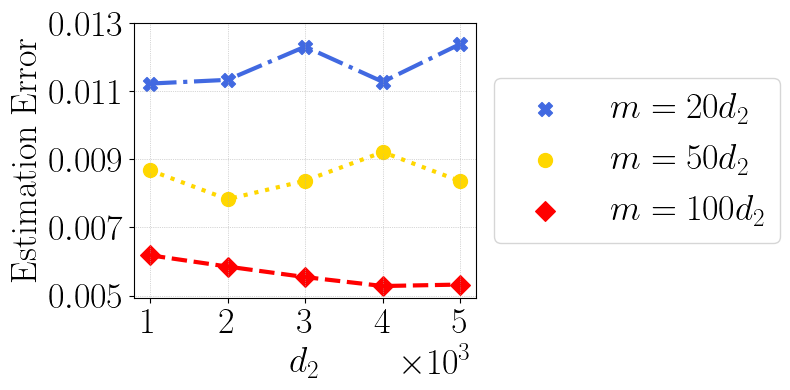
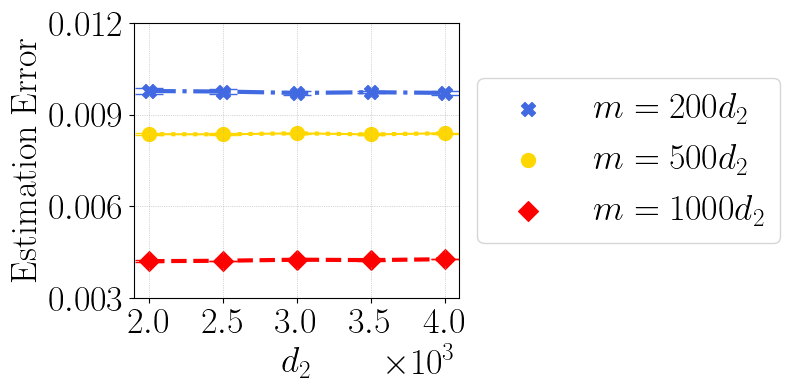
Code edit (unified diff) that turned the first committed figure into the second:
--- before
+++ after
@@ -1,8 +1,17 @@
 # title = r'$\mathrm{Synthetic~(2~obervations)}$'
-d2 = [1000, 2000, 3000, 4000, 5000]
+d2 = [2000, 2500, 3000, 3500, 4000]
 
-m20 = [0.011217404156923294, 0.011327185668051243, 0.01230093278, 0.0112696588, 0.01238064095377922]
-m50 = [0.00867448654, 0.007825225592, 0.008368478157, 0.009209289216, 0.00835324917]
-m100 = [0.00618130248, 0.005849636625, 0.00554137351, 0.005278910976, 0.005322077777]
+# m20 = [0.011217404156923294, 0.011327185668051243, 0.01230093278, 0.0112696588, 0.01238064095377922]
+# m50 = [0.00867448654, 0.007825225592, 0.008368478157, 0.009209289216, 0.00835324917]
+# m100 = [0.00618130248, 0.005849636625, 0.00554137351, 0.005278910976, 0.005322077777]
+
+m200 = [0.009770647622644901, 0.009753705002367496, 0.009707117453217506, 0.009731337738533815, 0.00970905056844155]
+m200_std = [9.641464702193023e-05, 7.307869277842097e-05, 6.595007918847386e-05, 3.963291150909592e-05, 5.9075300925817826e-05]
+
+m500 = [0.008359554844597975, 0.00835421464095513, 0.008388821966946125, 0.008351619355380535, 0.008389917202293873]
+m500_std = [2.3163483426685816e-05, 3.159041829788376e-05, 1.2669984519801028e-05, 3.209746727277393e-05, 1.3992694715012731e-05]
+
+m1000 = [0.004208804573863745, 0.004222075610111157, 0.00425718305632472, 0.004242869249234597, 0.0042719350506862]
+m1000_std = [3.052985913540364e-05, 6.536152600591575e-06, 2.130638533456387e-06, 1.3501179062790223e-05, 7.435652376441361e-06]
 
 f, ax = plt.subplots(figsize=(8,4))
@@ -14,11 +23,15 @@
 #print(err_mean)
 
-plt.plot(d2, m20, lw=3, color='royalblue',ls="dashdot" )
-plt.plot(d2, m50, lw=3, color='gold', ls="dotted")
-plt.plot(d2, m100, lw=3, color='red', ls="dashed")
+plt.plot(d2, m200, lw=3, color='royalblue',ls="dashdot" )
+plt.plot(d2, m500, lw=3, color='gold', ls="dotted")
+plt.plot(d2, m1000, lw=3, color='red', ls="dashed")
 
-plt.scatter(d2, m20, s=100, color='royalblue', label=r"$m=20d_2$", marker="X")
-plt.scatter(d2, m50, s=100, color='gold', label=r"$m=50d_2$")
-plt.scatter(d2, m100, s=100, color='red', label=r"$m=100d_2$", marker="D")
+plt.scatter(d2, m200, s=100, color='royalblue', label=r"$m=200d_2$", marker="X")
+plt.scatter(d2, m500, s=100, color='gold', label=r"$m=500d_2$")
+plt.scatter(d2, m1000, s=100, color='red', label=r"$m=1000d_2$", marker="D")
+
+plt.errorbar(d2, m200, yerr=m200_std,color='royalblue', fmt='X', capsize=10)
+plt.errorbar(d2, m500, yerr=m500_std,color='gold', capsize=10)
+plt.errorbar(d2, m1000, yerr=m1000_std,color='red', fmt='D', capsize=10)
 
 plt.legend(fontsize=26, loc='center left',bbox_to_anchor=(1, 0.5), ncol=1)
@@ -30,10 +43,10 @@
 plt.xticks(xticks, fontsize=26)
 plt.ticklabel_format(style='sci', scilimits=(0,0), axis='x')
-plt.yticks([0.005, 0.007, 0.009, 0.011, 0.013], fontsize=26)
+plt.yticks([0.003, 0.006, 0.009, 0.012], fontsize=26)
 ax.xaxis.get_offset_text().set_fontsize(26)
 
 plt.grid(lw=0.5, ls=":")
 plt.tight_layout()
-plot_name = f"sample_comp_iid.pdf"
+plot_name = f"sample_comp_p.pdf"
 plt.savefig(plot_name, bbox_inches='tight', format="pdf", dpi=1200)
 

Commit: sample complexity